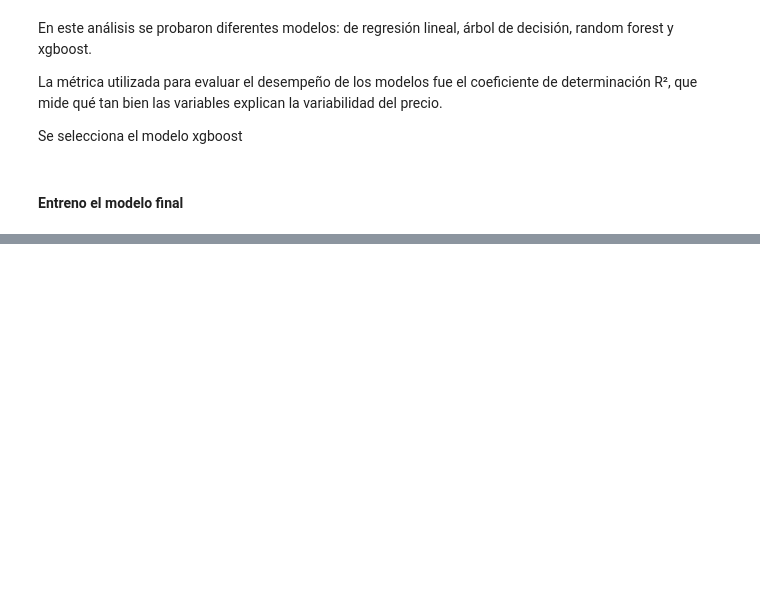
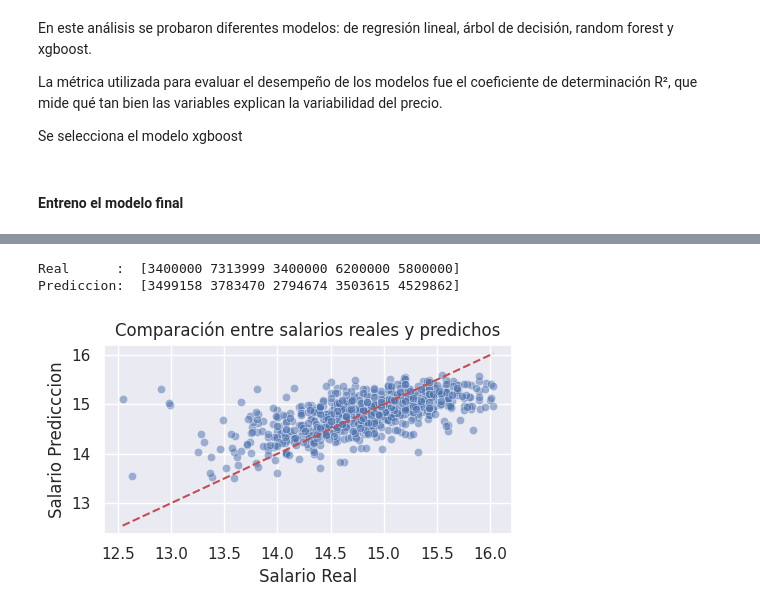
Before and after one commit to caro6852lq/MachineLearning_PredictSalary, a Jupyter notebook: Notebook/Notebook_MachineLearning_PredictSalary.ipynb, the cells around one changed output, grey strips where cells are left out. Saved outputs shown, nothing was run; the diff lists cells and outputs as text; code cells hidden in the pictures; blank space fills up the shorter version.

```diff
--- a/Notebook/Notebook_MachineLearning_PredictSalary.ipynb
+++ b/Notebook/Notebook_MachineLearning_PredictSalary.ipynb
@@ -1188,7 +1213,7 @@ plt.legend()
 xgb_params = {
     'eta': 0.3, ## Mejor opción
     'max_depth': 5, ## Mejor opción
-    'min_child_weight': 1, ## Mejor opción
+    'min_child_weight': 30, ## Mejor opción
 
     'objective': 'reg:squarederror',
     'eval_metric': 'rmse',
@@ -1236,4 +1261,4 @@ df_full_train.head()
 # %%
 df_full_train = df_full_train.reset_index(drop=True)
 # %%
-y_full_train = df_full_train.price_usd.values
+y_full_train = df_full_train.target.values
@@ -1259,9 +1282,9 @@ dfulltrain = xgb.DMatrix(X_full_train, label=y_full_train,
 dtest = xgb.DMatrix(X_test, feature_names=feature_names)
 # %%
 xgb_params = {
-    'eta': 0.3, ## Mejor opción
-    'max_depth': 5, ## Mejor opción
-    'min_child_weight': 1, ## Mejor opción
+    'eta': 0.05, ## Mejor opción
+    'max_depth': 15, ## Mejor opción
+    'min_child_weight': 30,
 
     'objective': 'reg:squarederror',
     'eval_metric': 'rmse',
@@ -1291,16 +1313,27 @@ print('Prediccion: ', y_pred[:5])
+# %%
+y_test_real = np.expm1(y_test)
+y_pred_real = np.expm1(y_pred)
+
+print('Real      : ', y_test_real[:5].astype(int))
+print('Prediccion: ', y_pred_real[:5].astype(int))
+# %% [output]
+Real      :  [3400000 7313999 3400000 6200000 5800000]
+Prediccion:  [3499158 3783470 2794674 3503615 4529862]
 # %%
 plt.figure(figsize=(5,3))
 sns.scatterplot(x=y_test, y=y_pred, alpha=0.5)
 
 # Línea ideal: donde y = x (predicción perfecta)
 plt.plot([y_test.min(), y_test.max()], [y_test.min(), y_test.max()], 'r--')
 
-plt.xlabel("Precio real (USD)")
-plt.ylabel("Precio predicho (USD)")
-plt.title("Comparación entre precios reales y predichos")
+plt.xlabel("Salario Real")
+plt.ylabel("Salario Predicccion")
+plt.title("Comparación entre salarios reales y predichos")
 plt.grid(True)
 plt.tight_layout()
 plt.show()
+# %% [output]
+[figure, added]
 # %%
 plt.figure(figsize=(6,4))
 
```
Also changed, not shown: parts of 26 cells of this notebook.
